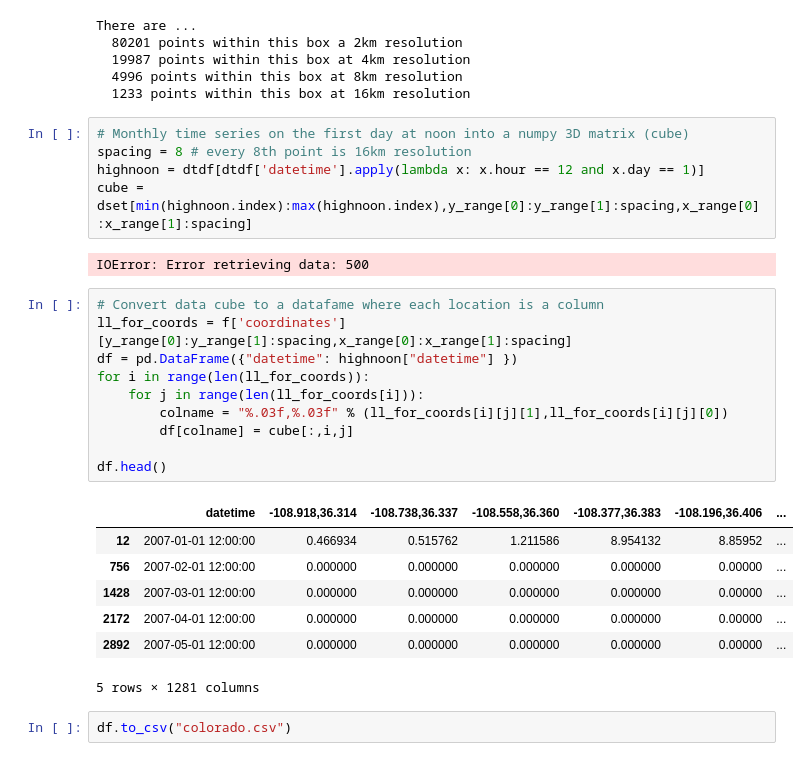
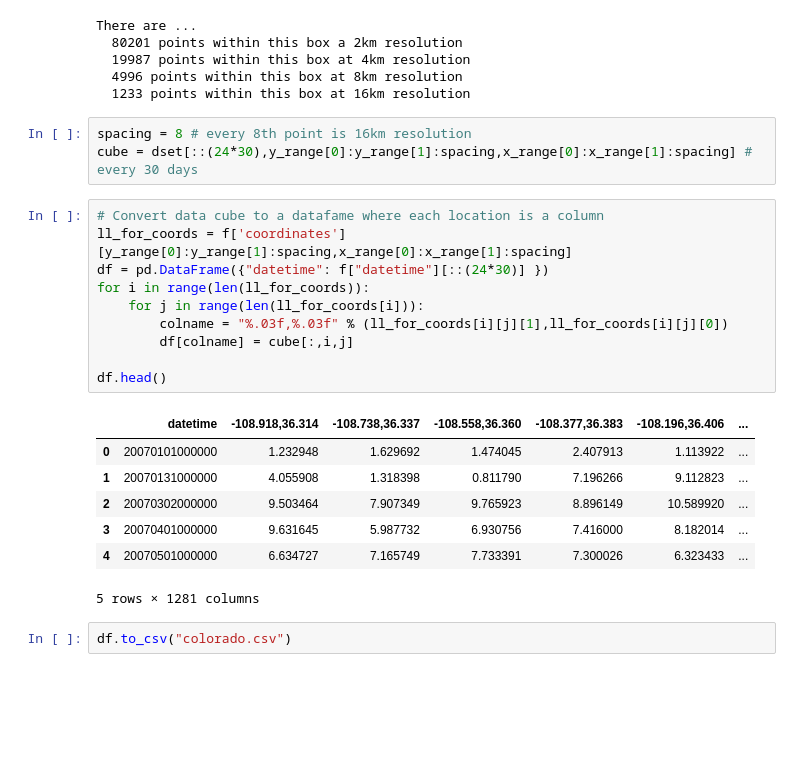
Before and after one commit to NREL/hsds-examples, a Jupyter notebook: notebooks/02_data_export.ipynb, the cells around one changed output. Drawn from its saved outputs; the diff is of its cells as text; blank space fills up the shorter version.

Commit message:
Full run after 500 error fix

```diff
--- a/notebooks/02_data_export.ipynb
+++ b/notebooks/02_data_export.ipynb
@@ -131,29 +136,25 @@ There are ...
   4996 points within this box at 8km resolution
   1233 points within this box at 16km resolution
 # %%
-# Monthly time series on the first day at noon into a numpy 3D matrix (cube)
 spacing = 8 # every 8th point is 16km resolution
-highnoon = dtdf[dtdf['datetime'].apply(lambda x: x.hour == 12 and x.day == 1)]
-cube = dset[min(highnoon.index):max(highnoon.index),y_range[0]:y_range[1]:spacing,x_range[0]:x_range[1]:spacing]
+cube = dset[::(24*30),y_range[0]:y_range[1]:spacing,x_range[0]:x_range[1]:spacing] # every 30 days
-# %% [output]
-IOError: Error retrieving data: 500
 # %%
 # Convert data cube to a datafame where each location is a column
 ll_for_coords = f['coordinates'][y_range[0]:y_range[1]:spacing,x_range[0]:x_range[1]:spacing]
-df = pd.DataFrame({"datetime": highnoon["datetime"] })
+df = pd.DataFrame({"datetime": f["datetime"][::(24*30)] })
 for i in range(len(ll_for_coords)):
     for j in range(len(ll_for_coords[i])):
         colname = "%.03f,%.03f" % (ll_for_coords[i][j][1],ll_for_coords[i][j][0])
         df[colname] = cube[:,i,j]
 
 df.head()
 # %% [output]
 |  | datetime | -108.918,36.314 | -108.738,36.337 | -108.558,36.360 | -108.377,36.383 | -108.196,36.406 | ... |
-| 12 | 2007-01-01 12:00:00 | 0.466934 | 0.515762 | 1.211586 | 8.954132 | 8.85952 | ... |
-| 756 | 2007-02-01 12:00:00 | 0.000000 | 0.000000 | 0.000000 | 0.000000 | 0.00000 | ... |
-| 1428 | 2007-03-01 12:00:00 | 0.000000 | 0.000000 | 0.000000 | 0.000000 | 0.00000 | ... |
-| 2172 | 2007-04-01 12:00:00 | 0.000000 | 0.000000 | 0.000000 | 0.000000 | 0.00000 | ... |
-| 2892 | 2007-05-01 12:00:00 | 0.000000 | 0.000000 | 0.000000 | 0.000000 | 0.00000 | ... |
+| 0 | 20070101000000 | 1.232948 | 1.629692 | 1.474045 | 2.407913 | 1.113922 | ... |
+| 1 | 20070131000000 | 4.055908 | 1.318398 | 0.811790 | 7.196266 | 9.112823 | ... |
+| 2 | 20070302000000 | 9.503464 | 7.907349 | 9.765923 | 8.896149 | 10.589920 | ... |
+| 3 | 20070401000000 | 9.631645 | 5.987732 | 6.930756 | 7.416000 | 8.182014 | ... |
+| 4 | 20070501000000 | 6.634727 | 7.165749 | 7.733391 | 7.300026 | 6.323433 | ... |
 5 rows × 1281 columns
 # %%
 df.to_csv("colorado.csv")
```
Also changed, not shown: parts of 3 cells of this notebook, 1 other file.
